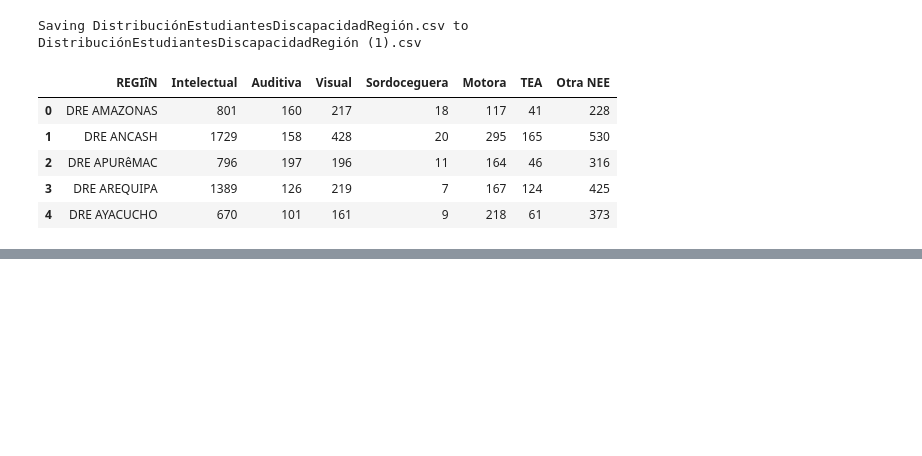
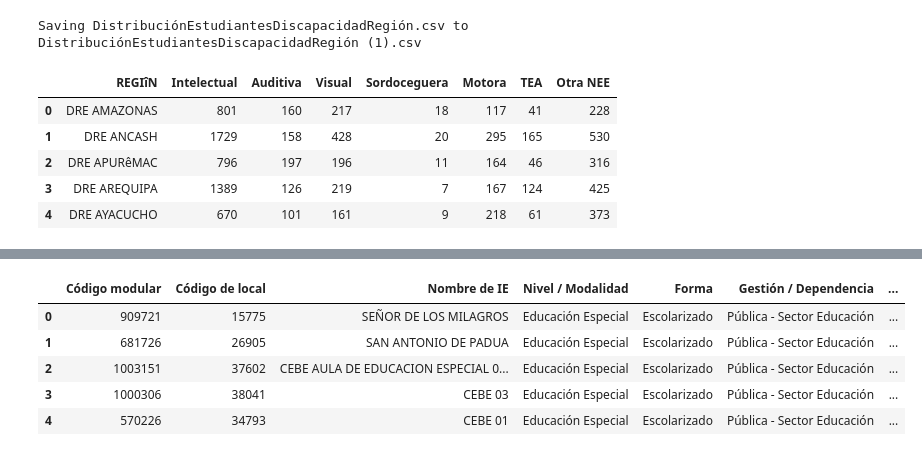
Before and after one commit to ParisLorenzo/TF_SistemasInteligentes, a Jupyter notebook: TF_SistemasInteligentes.ipynb, the cells around one changed output, grey strips where cells are left out. Saved outputs shown, nothing was run; the diff lists cells and outputs as text; code cells hidden in the pictures; blank space fills up the shorter version.

```diff
--- a/TF_SistemasInteligentes.ipynb
+++ b/TF_SistemasInteligentes.ipynb
@@ -30,0 +36,8 @@ df.head()
+# %%
+try:
+    df = pd.read_csv(next(iter(uploaded)), encoding='latin1')
+except UnicodeDecodeError:
+    df = pd.read_csv(next(iter(uploaded)), encoding='iso-8859-1')
+
+# Muestra las primeras filas del dataframe
+df.head()
@@ -30,0 +49,2 @@ df.head()
+# %%
+uploaded = files.upload()
@@ -30,0 +73,15 @@ df.head()
+# %%
+try:
+    df = pd.read_csv(next(iter(uploaded)), encoding='latin1')
+except UnicodeDecodeError:
+    df = pd.read_csv(next(iter(uploaded)), encoding='iso-8859-1')
+
+# Muestra las primeras filas del dataframe
+df.head()
+# %% [output]
+|  | Código modular | Código de local | Nombre de IE | Nivel / Modalidad | Forma | Gestión / Dependencia | ... |
+| 0 | 909721 | 15775 | SEÑOR DE LOS MILAGROS | Educación Especial | Escolarizado | Pública - Sector Educación | ... |
+| 1 | 681726 | 26905 | SAN ANTONIO DE PADUA | Educación Especial | Escolarizado | Pública - Sector Educación | ... |
+| 2 | 1003151 | 37602 | CEBE AULA DE EDUCACION ESPECIAL 0... | Educación Especial | Escolarizado | Pública - Sector Educación | ... |
+| 3 | 1000306 | 38041 | CEBE 03 | Educación Especial | Escolarizado | Pública - Sector Educación | ... |
+| 4 | 570226 | 34793 | CEBE 01 | Educación Especial | Escolarizado | Pública - Sector Educación | ... |
```
Also changed, not shown: parts of 9 cells of this notebook.
